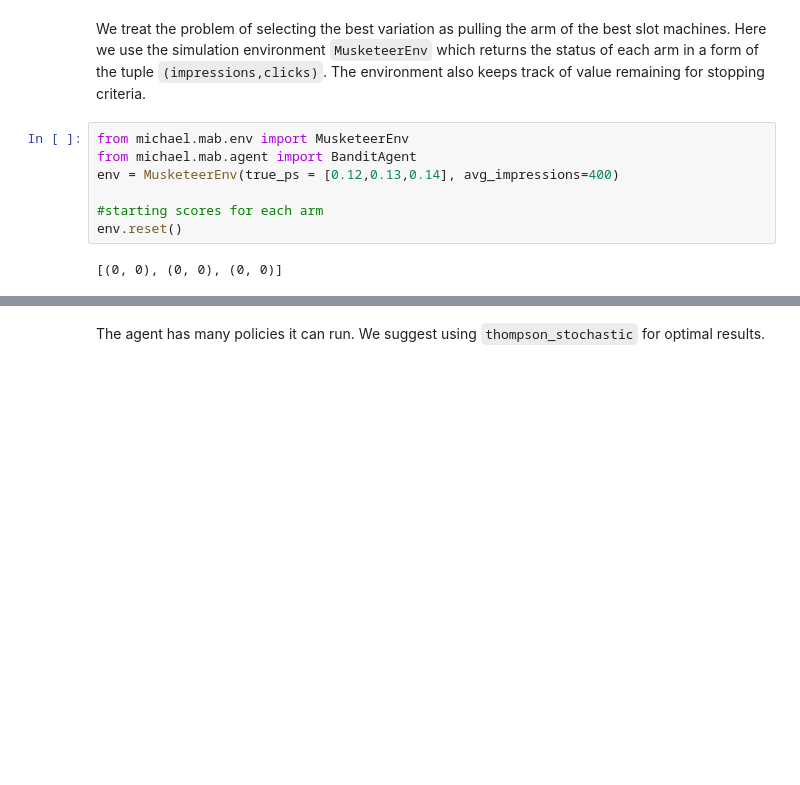
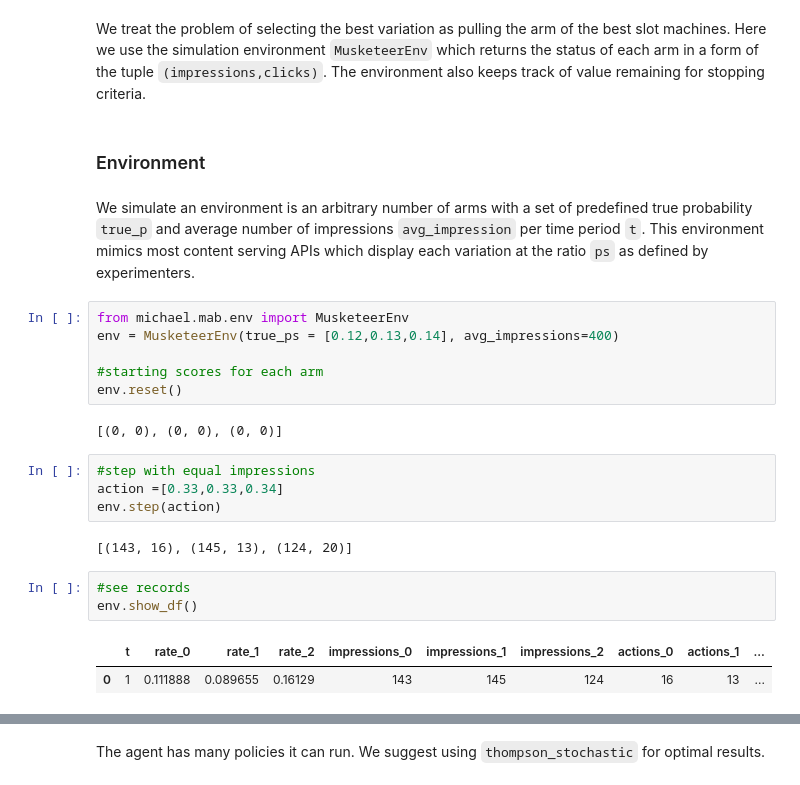
Before and after one commit to vistec-AI/wangchan-analytica, a Jupyter notebook: hypothesis_test.ipynb, the cells around one changed output, grey strips where cells are left out. Drawn from its saved outputs; the diff is of its cells as text; blank space fills up the shorter version.

```diff
--- a/hypothesis_test.ipynb
+++ b/hypothesis_test.ipynb
@@ -193,11 +193,26 @@ Fill in the codes
 # %% [markdown]
 We treat the problem of selecting the best variation as pulling the arm of the best slot machines. Here we use the simulation environment `MusketeerEnv` which returns the status of each arm in a form of the tuple `(impressions,clicks)`. The environment also keeps track of value remaining for stopping criteria.
+# %% [markdown]
+### Environment
+# %% [markdown]
+We simulate an environment is an arbitrary number of arms with a set of predefined true probability `true_p` and average number of impressions `avg_impression` per time period `t`. This environment mimics most content serving APIs which display each variation at the ratio `ps` as defined by experimenters.
 # %%
 from michael.mab.env import MusketeerEnv
-from michael.mab.agent import BanditAgent
 env = MusketeerEnv(true_ps = [0.12,0.13,0.14], avg_impressions=400)
 
 #starting scores for each arm
 env.reset()
 # %% [output]
 [(0, 0), (0, 0), (0, 0)]
+# %%
+#step with equal impressions
+action =[0.33,0.33,0.34]
+env.step(action)
+# %% [output]
+[(143, 16), (145, 13), (124, 20)]
+# %%
+#see records
+env.show_df()
+# %% [output]
+|  | t | rate_0 | rate_1 | rate_2 | impressions_0 | impressions_1 | impressions_2 | actions_0 | actions_1 | ... |
+| 0 | 1 | 0.111888 | 0.089655 | 0.16129 | 143 | 145 | 124 | 16 | 13 | ... |
```
Also changed, not shown: parts of 14 cells of this notebook, 11 other files.
